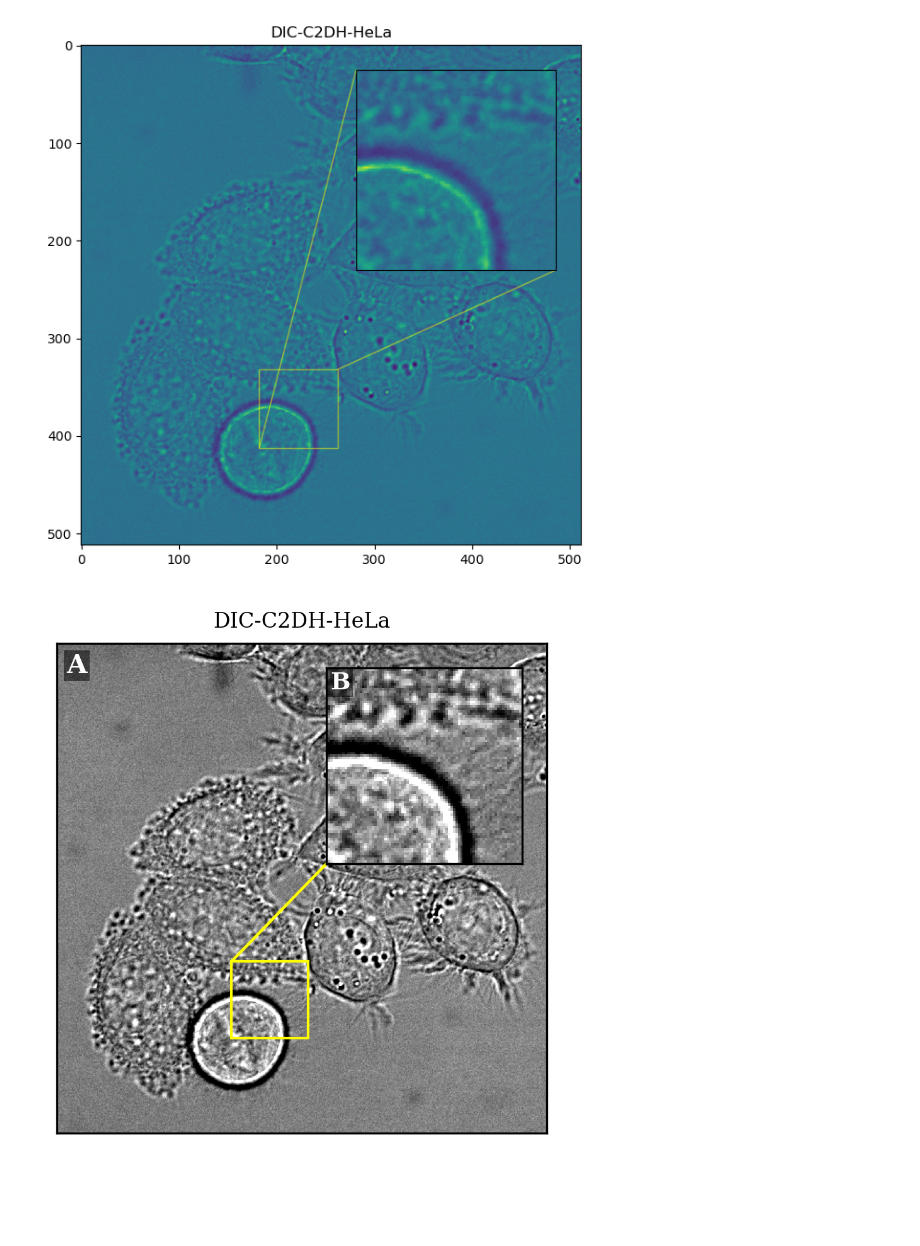
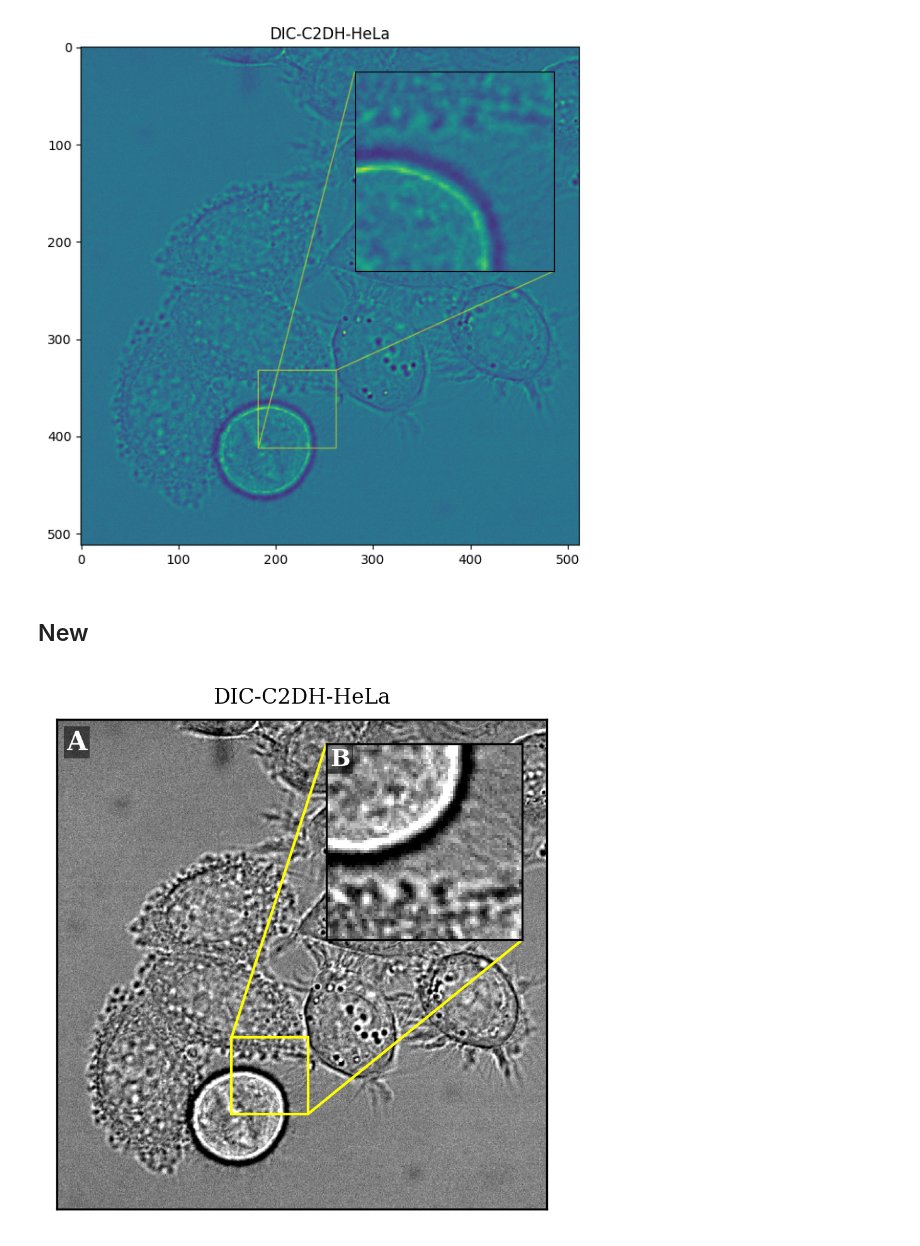
Before and after one commit to cdalinghaus-mthesis/figures, a Jupyter notebook: background_section/DIC.ipynb, the cells around one changed output. Saved outputs shown, nothing was run; the diff lists cells and outputs as text; code cells hidden in the pictures; blank space fills up the shorter version.

Commit message:
Changes to plotting

```diff
--- a/background_section/DIC.ipynb
+++ b/background_section/DIC.ipynb
@@ -48,6 +48,8 @@ ax.indicate_inset_zoom(axins, edgecolor="yellow")
 fig.savefig("DIC-C2DH-HeLa.pdf")
 # %% [output]
 [figure]
+# %% [markdown]
+## New
 # %%
 from mpl_toolkits.axes_grid1.inset_locator import mark_inset
 # %%
@@ -92,34 +94,37 @@ ax.text(
 
 # --- define bottom-right region ---
 side = 80
 x1, x2 = w - side - 250, w - 250
 y1, y2 = h - side - 100, h - 100
 
 # --- inset axes ---
 axins = ax.inset_axes([0.55, 0.55, 0.4, 0.4])  # [left, bottom, width, height]
 axins.imshow(a, origin="upper", cmap="gray", vmin=vmin, vmax=vmax)
 
+#axins.set_xlim(x1, x2)
+#axins.set_ylim(y2, y1)  # inverted because origin="upper"
 axins.set_xlim(x1, x2)
-axins.set_ylim(y2, y1)  # inverted because origin="upper"
+axins.set_ylim(y1, y2)       # <--- no inversion here
+
 axins.set_xticks([])
 axins.set_yticks([])
 
 # panel label for inset
 axins.text(
     0.02, 0.98, "B",
     transform=axins.transAxes,
     ha="left", va="top",
     fontsize=9, fontweight="bold",
     color="white",
     bbox=dict(boxstyle="square,pad=0.1", fc="black", ec="none", alpha=0.5),
 )
 
 # connecting box & lines
-mark_inset(ax, axins, loc1=3, loc2=3, fc="none", ec="yellow", lw=1)
+mark_inset(ax, axins, loc1=4, loc2=2, fc="none", ec="yellow", lw=1)
 
 
 
 plt.tight_layout()
-fig.savefig("DIC-C2DH-HeLa.pdf", bbox_inches="tight")
+fig.savefig("DIC-C2DH-HeLa.pdf", bbox_inches="tight")rot90
 # %% [output]
-[figure, old version]
+[figure, new version]
```
Also changed, not shown: 3 other files.
